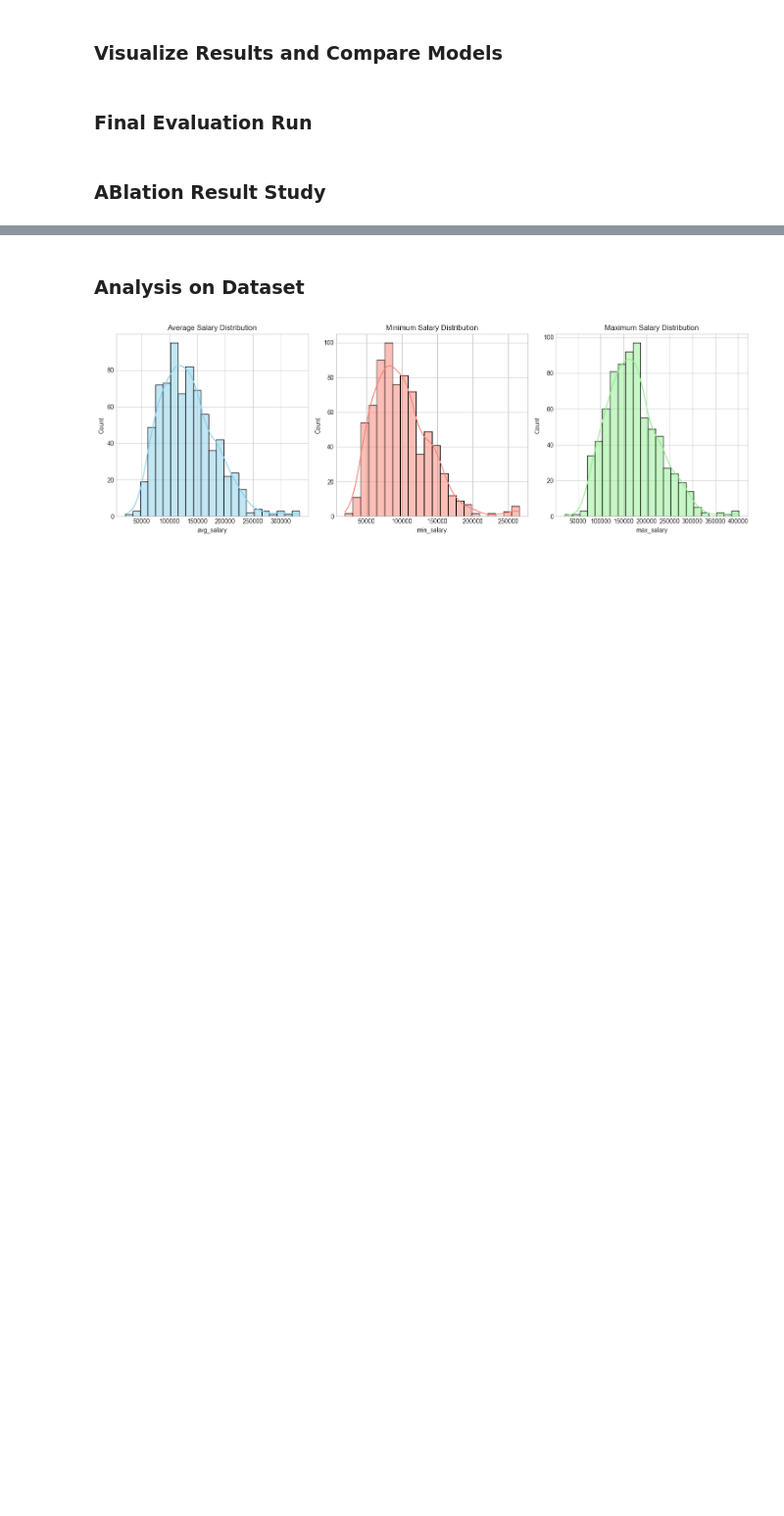
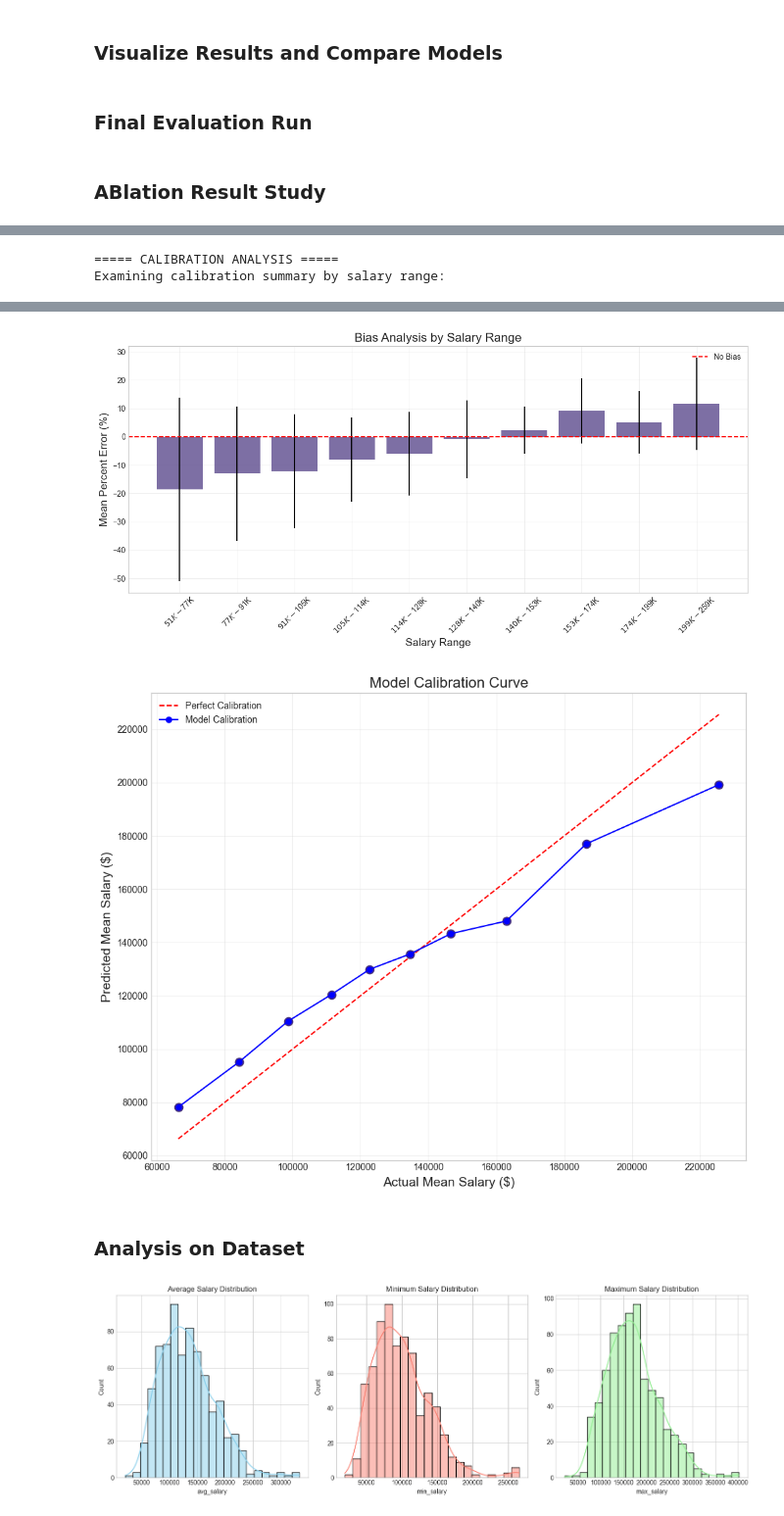
Before and after one commit to sarthak815/salarysense-cs6120, a Jupyter notebook: glassdoor_model.ipynb, the cells around one changed output, grey strips where cells are left out. Shown at 98% size. Saved outputs shown, nothing was run; the diff lists cells and outputs as text; code cells hidden in the pictures; blank space fills up the shorter version.

```diff
--- a/glassdoor_model.ipynb
+++ b/glassdoor_model.ipynb
@@ -906,0 +896,42 @@ Top 5 best performing models (by Adjusted MAE):
+# %%
+# Now use the calibration summary to create additional visualizations
+print("\n===== CALIBRATION ANALYSIS =====")
+print("Examining calibration summary by salary range:")
+display(calibration_summary)
+
+# Create a visualization showing bias across different salary ranges
+plt.figure(figsize=(12, 6))
+plt.bar(calibration_summary['Bin_Label'],
+        calibration_summary['Percent_Error_Mean'],
+        yerr=calibration_summary['Percent_Error_Std'],
+        alpha=0.7)
+plt.axhline(y=0, color='r', linestyle='--', label='No Bias')
+plt.title('Bias Analysis by Salary Range', fontsize=16)
+plt.xlabel('Salary Range', fontsize=14)
+plt.ylabel('Mean Percent Error (%)', fontsize=14)
+plt.grid(True, alpha=0.3)
+plt.xticks(rotation=45)
+plt.legend()
+plt.tight_layout()
+plt.show()
+
+# Compare actual mean vs predicted mean by bin (calibration curve)
+plt.figure(figsize=(10, 8))
+plt.scatter(calibration_summary['Actual_Mean'], calibration_summary['Predicted_Mean'], s=80)
+# Perfect prediction line
+plt.plot([calibration_summary['Actual_Mean'].min(), calibration_summary['Actual_Mean'].max()],
+         [calibration_summary['Actual_Mean'].min(), calibration_summary['Actual_Mean'].max()],
+         'r--', label='Perfect Calibration')
+# Actual line
+plt.plot(calibration_summary['Actual_Mean'], calibration_summary['Predicted_Mean'], 'b-o', label='Model Calibration')
+
+plt.title('Model Calibration Curve', fontsize=16)
+plt.xlabel('Actual Mean Salary ($)', fontsize=14)
+plt.ylabel('Predicted Mean Salary ($)', fontsize=14)
+plt.grid(True, alpha=0.3)
+plt.legend()
+plt.tight_layout()
+plt.show()
+# %% [output]
+===== CALIBRATION ANALYSIS =====
+Examining calibration summary by salary range:
@@ -907,3 +949,5 @@ Top 5 best performing models (by Adjusted MAE):
+[figure, added]
+[figure, added]
 # %% [markdown]
 ### Analysis on Dataset
 # %%
```
Also changed, not shown: parts of 4 cells of this notebook, 1 other file.
